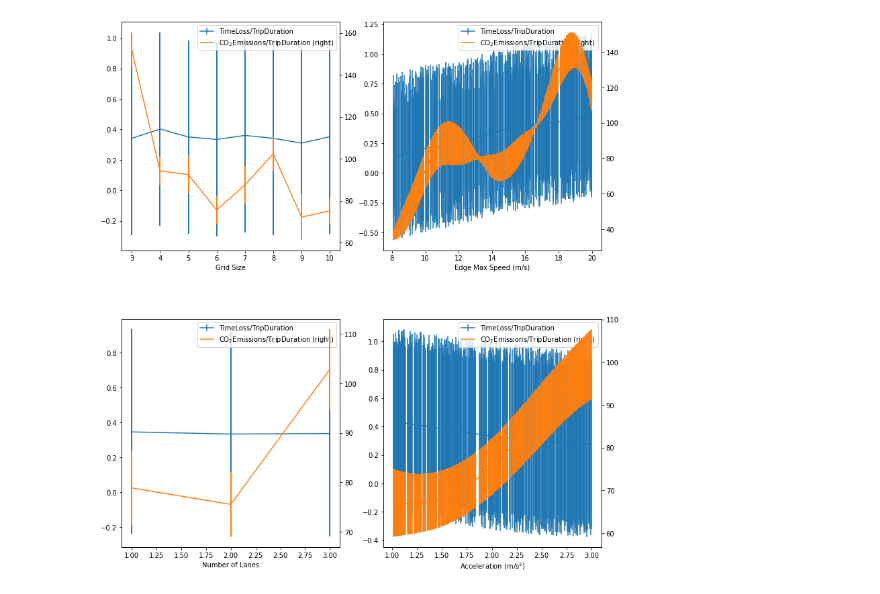
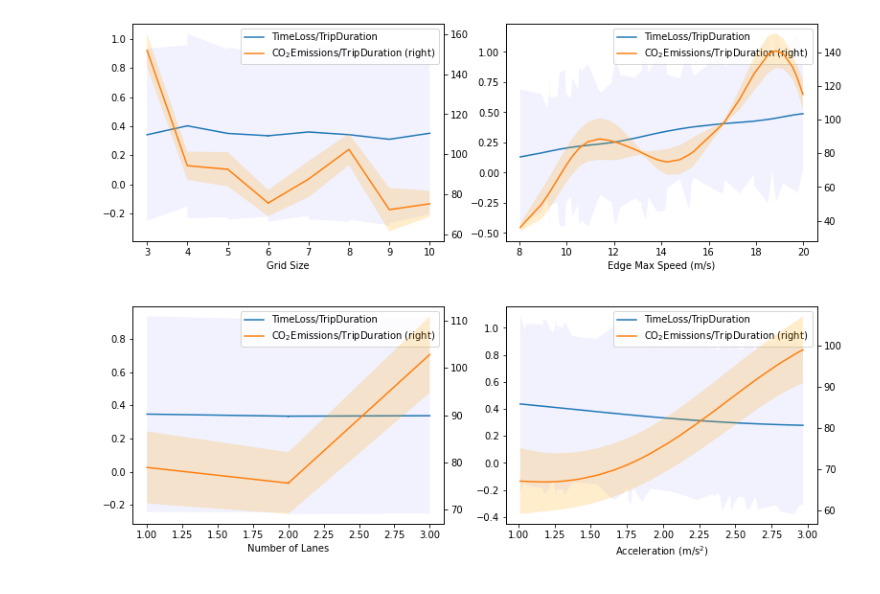
Before and after one commit to MatteoBettini/TrafficEmu, a Jupyter notebook: sensitivity_analysis/ofat.ipynb, the cells around one changed output. Saved outputs shown, nothing was run; the diff lists cells and outputs as text; code cells hidden in the pictures.

```diff
--- a/sensitivity_analysis/ofat.ipynb
+++ b/sensitivity_analysis/ofat.ipynb
@@ -25,41 +27,45 @@ import pandas as pd
 import matplotlib.pyplot as plt
 import numpy as np
 
-num_data_points = 500
-fig, axs = plt.subplots(len(parameter_spaces)//2, 2, figsize=[6.4*(len(parameter_spaces)//2), 4.8 * 3])
+num_data_points = 50
+fig, axs = plt.subplots(len(parameter_spaces)//2, 2, figsize=[6.4*(len(parameter_spaces)//2), 4.8 * 2])
 for idx, space_dict in enumerate(parameter_spaces):
     parameter_name = space_dict['name']
     parameter_space = space_dict['space']
     design = RandomDesign(parameter_space)  # initialize with random points
     test_X = design.get_samples(num_data_points)
     emissions_pred_Y, emissions_pred_Y_variance = emissions_emukit_model.predict(test_X)
     timeloss_pred_Y, timeloss_pred_Y_variance = timeloss_emukit_model.predict(test_X)
 
     e_x = test_X[:, idx]
     e_y = emissions_pred_Y[:, 0]
     e_v = emissions_pred_Y_variance[:, 0]
     e_p = e_x.argsort()
     e_x = e_x[e_p]
     e_y = e_y[e_p]
     e_s = np.sqrt(e_v[e_p])
 
     t_x = test_X[:, idx]
     t_y = timeloss_pred_Y[:, 0]
     t_v = timeloss_pred_Y_variance[:, 0]
     t_p = t_x.argsort()
     t_x = t_x[t_p]
     t_y = t_y[t_p]
     t_s = np.sqrt(t_y[t_p])
 
     data = {
         't_x': t_x, 'TimeLoss/TripDuration': t_y, 'timeloss_std': t_s,
         'e_x': e_x, 'CO$_2$Emissions/TripDuration': e_y, 'emission_std': e_s,
     }
     ax = axs[idx//2][idx%2]
-    pd.DataFrame(data).plot.line(x='t_x', y='TimeLoss/TripDuration', yerr='timeloss_std', ax=ax)
-    pd.DataFrame(data).plot.line(secondary_y=True, x='e_x', y='CO$_2$Emissions/TripDuration', yerr='emission_std', ax=ax)
+    _ax1 = pd.DataFrame(data).plot.line(x='t_x', y='TimeLoss/TripDuration', ax=ax)
+    _ax2 = pd.DataFrame(data).plot.line(secondary_y=True, x='e_x', y='CO$_2$Emissions/TripDuration', ax=ax)
+    _ax1.fill_between(t_x, data['TimeLoss/TripDuration'] - data['timeloss_std'], data['TimeLoss/TripDuration'] + data['timeloss_std'],
+                 facecolor='blue', alpha=0.05, interpolate=True)
+    _ax2.fill_between(e_x, data['CO$_2$Emissions/TripDuration'] - data['emission_std'], data['CO$_2$Emissions/TripDuration'] + data['emission_std'],
+                 facecolor='orange', alpha=0.2, interpolate=True)
     ax.set_xlabel(parameter_name)
 plt.subplots_adjust(hspace=0.3)
 fig.show()
 # %% [output]
-[figure, old version]
+[figure, new version]
```
Also changed, not shown: parts of 1 cell of this notebook.
